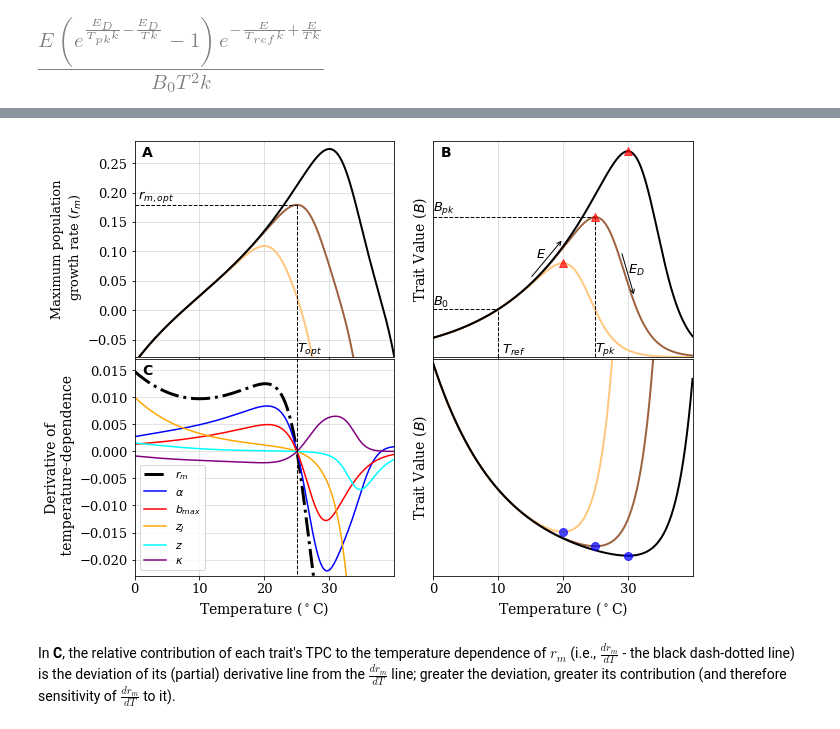
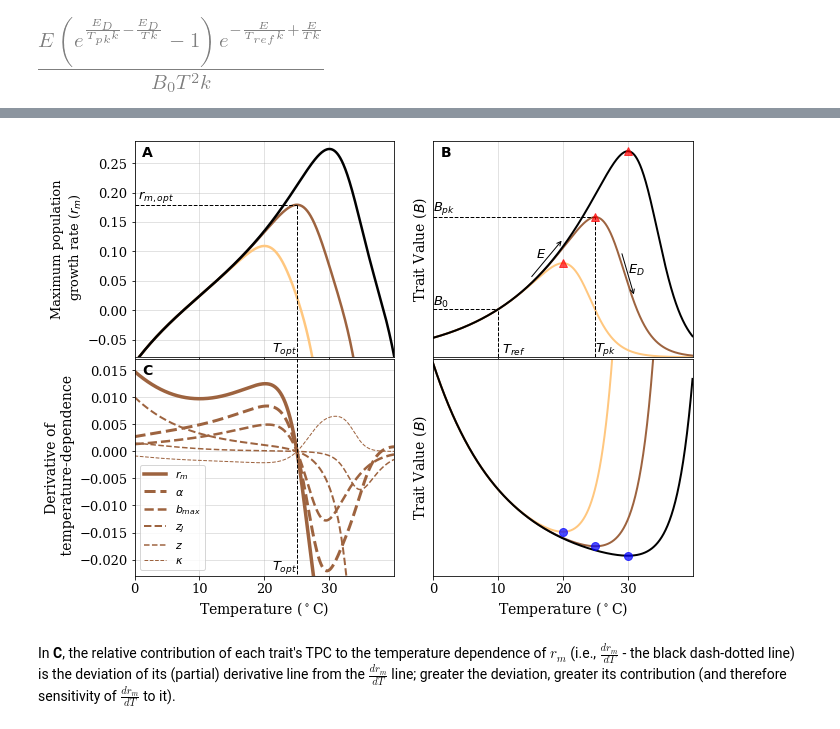
Before and after one commit to EcoEngLab/TraitMismatchPaper-main, a Jupyter notebook: code/TraitMismatch_SI.ipynb, the cells around one changed output, grey strips where cells are left out. Drawn from its saved outputs; the diff is of its cells as text; code cells hidden in the pictures.

```diff
--- a/code/TraitMismatch_SI.ipynb
+++ b/code/TraitMismatch_SI.ipynb
@@ -457,19 +466,17 @@ ax = fig.add_subplot(221)
 
 ax.set_prop_cycle('color',cm)
 
-ax.plot(T_vec-273.15, r_m_vec0, linewidth=2)
-ax.plot(T_vec-273.15, r_m_vec1, linewidth=2)
-ax.plot(T_vec-273.15, r_m_vec2, linewidth=2)
+ax.plot(T_vec-273.15, r_m_vec0, linewidth=2.5)
+ax.plot(T_vec-273.15, r_m_vec1, linewidth=2.5)
+ax.plot(T_vec-273.15, r_m_vec2, linewidth=2.5)
 
 ax.plot([T_pk_par, T_pk_par], [-.08,max(r_m_vec1)], color='k', linestyle='--', linewidth=1)
-ax.text(T_pk_par, -.08, '$T_{opt}$',  horizontalalignment='left', verticalalignment='bottom', fontsize=13)
-
 ax.plot([0,T_pk_par], [max(r_m_vec1), max(r_m_vec1)], color='k', linestyle='--', linewidth=1)
 ax.text(0+.5, max(r_m_vec1), '$r_{m,opt}$',  horizontalalignment='left', verticalalignment='bottom', fontsize=13)
 
 ax.set_title('A', weight="bold", fontsize=14, x=.05, y=.9,**csfont);
-ax.set_xlim(0,max(T_vec)-273.15);
-ax.set_ylim(-.08,max(r_m_vec2)*(1+0.05));
+ax.set_xlim(0,max(T_vec)-273.15); ax.set_ylim(-.08,max(r_m_vec2)*(1+0.05));
+ax.text(T_pk_par, ax.get_ylim()[0], '$T_{opt}$',  horizontalalignment='right', verticalalignment='bottom', fontsize=13)
 # ax.plot(T_vec-273.15, [0]*len(T_vec), color='k', linestyle='-.', linewidth=1);
 ax.set_xlabel(r'Temperature ($^\circ$C)', fontsize=13);
 ax.set_ylabel('Maximum population\n growth rate ($r_m$)', fontsize=13)
@@ -482,21 +489,20 @@ ax.axes.xaxis.set_ticklabels([])
 ax = fig.add_subplot(223)
 ax.set_title('C', weight="bold", fontsize=14, x=.05, y=.9,**csfont);
 
-ax.plot(T_vec-273.15,dr_dT_vec, 'black',linewidth=3, linestyle='-.')
-ax.plot(T_vec-273.15,dr_dalp_dT_vec, 'blue')
-ax.plot(T_vec-273.15,dr_dbmax_dT_vec, 'red')
-ax.plot(T_vec-273.15,dr_dzJ_dT_vec, 'orange')
-ax.plot(T_vec-273.15,dr_dz_dT_vec, 'cyan')
-ax.plot(T_vec-273.15,dr_dkap_dT_vec, 'purple')
+ax.plot(T_vec-273.15,dr_dT_vec, color=cm[1],linewidth=3.5, linestyle='-')
+ax.plot(T_vec-273.15,dr_dalp_dT_vec, color=cm[1],linewidth=3, linestyle='--')
+ax.plot(T_vec-273.15,dr_dbmax_dT_vec, color=cm[1],linewidth=2.5, linestyle='--')
+ax.plot(T_vec-273.15,dr_dzJ_dT_vec, color=cm[1],linewidth=2, linestyle='--')
+ax.plot(T_vec-273.15,dr_dz_dT_vec, color=cm[1],linewidth=1.5, linestyle='--')
+ax.plot(T_vec-273.15,dr_dkap_dT_vec, color=cm[1],linewidth=1, linestyle='--')
 ax.plot([T_pk_par, T_pk_par], [ax.get_ylim()[0],ax.get_ylim()[1]], color='k', linestyle='--', linewidth=1)
-ax.set_xlim(0,max(T_vec)-273.15);
-ax.set_ylim(-0.023,0.017)
+ax.set_xlim(0,max(T_vec)-273.15); ax.set_ylim(-0.023,0.017)
+ax.text(T_pk_par, ax.get_ylim()[0], '$T_{opt}$',  horizontalalignment='right', verticalalignment='bottom', fontsize=13)
 ax.set_xlabel(r'Temperature ($^\circ$C)', fontsize=14);
 ax.set_ylabel('Derivative of\n temperature-dependence', fontsize=14);
 ax.tick_params(axis='x', labelsize=13);
 ax.tick_params(axis='y', labelsize=13);
 plt.legend([r'$r_m$', r'$\alpha$', '$b_{max}$', '$z_J$', '$z$', r'$\kappa$'], loc='lower left',fontsize=11)
-
 
 ######## Plot illustrative SS TPCs#######
 
@@ -540,34 +546,34 @@ ax.set_ylabel('Trait Value ($B$)', fontsize=14)
 ax.tick_params(axis='x', labelsize=13);
 ax.axes.get_yaxis().set_ticks([]) # because values are arbitrary
 ax.set_xlim(0,max(T_vec)-273.15);
 ax.set_ylim(0,)
 ax.axes.xaxis.set_ticklabels([])
 
 ######## Plot illustrative inverse SS TPCs#######
 
 ax = fig.add_subplot(224)
 ax.set_prop_cycle('color',cm)
 ax.plot(T_vec-273.15, B_inv_vec0, linewidth=2)
 ax.plot(T_vec-273.15, B_inv_vec1, linewidth=2)
 ax.plot(T_vec-273.15, B_inv_vec2, linewidth=2)
 
 ax.plot(T_pk_par-5, min(B_inv_vec0), marker='o', markersize=8, color="blue",alpha = 0.7)
 ax.plot(T_pk_par, min(B_inv_vec1), marker='o', markersize=8, color="blue",alpha = 0.7)
 ax.plot(T_pk_par+5, min(B_inv_vec2), marker='o', markersize=8, color="blue",alpha = 0.7)
 
 ax.tick_params(axis='x', labelsize=13);
 ax.set_ylabel('Trait Value ($B$)', fontsize=14)
 ax.axes.get_yaxis().set_ticks([]) # because values are arbitrary
 ax.set_xlim(0,max(T_vec)-273.15);
 ax.set_ylim(0,2.5);
 ax.axes.get_yaxis().set_ticks([])
 ax.set_xlabel(r'Temperature ($^\circ$C)', fontsize=14);
 
 plt.subplots_adjust(wspace = 0.15,hspace=.01)
 
 plt.savefig('../results/r_TPC.pdf', bbox_inches='tight')
 # %% [output]
-[figure, old version]
+[figure, new version]
 # %% [markdown]
 In **C**, the relative contribution of each trait's TPC to the temperature dependence of $r_m$ (i.e., $\frac{dr_m}{dT}$ - the black dash-dotted line) is the deviation of its (partial) derivative line from the $\frac{dr_m}{dT}$ line; greater the deviation, greater its contribution (and therefore sensitivity of $\frac{dr_m}{dT}$ to it).
 # %% [markdown]
```
Also changed, not shown: parts of 17 cells of this notebook, 1 other file.
